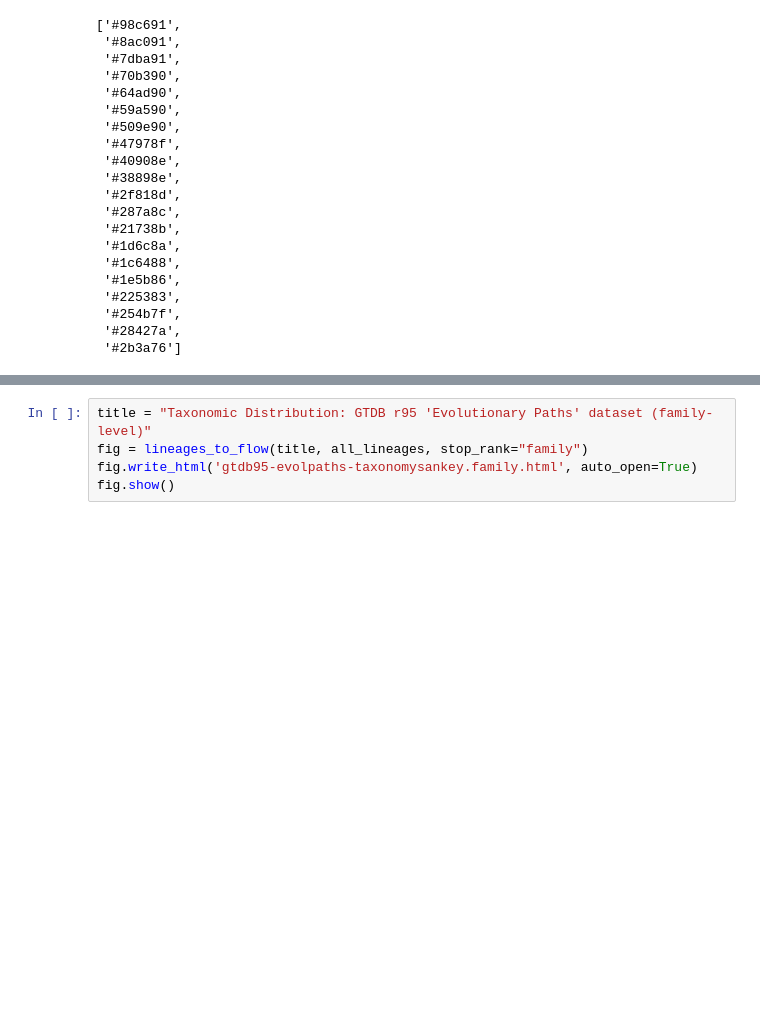
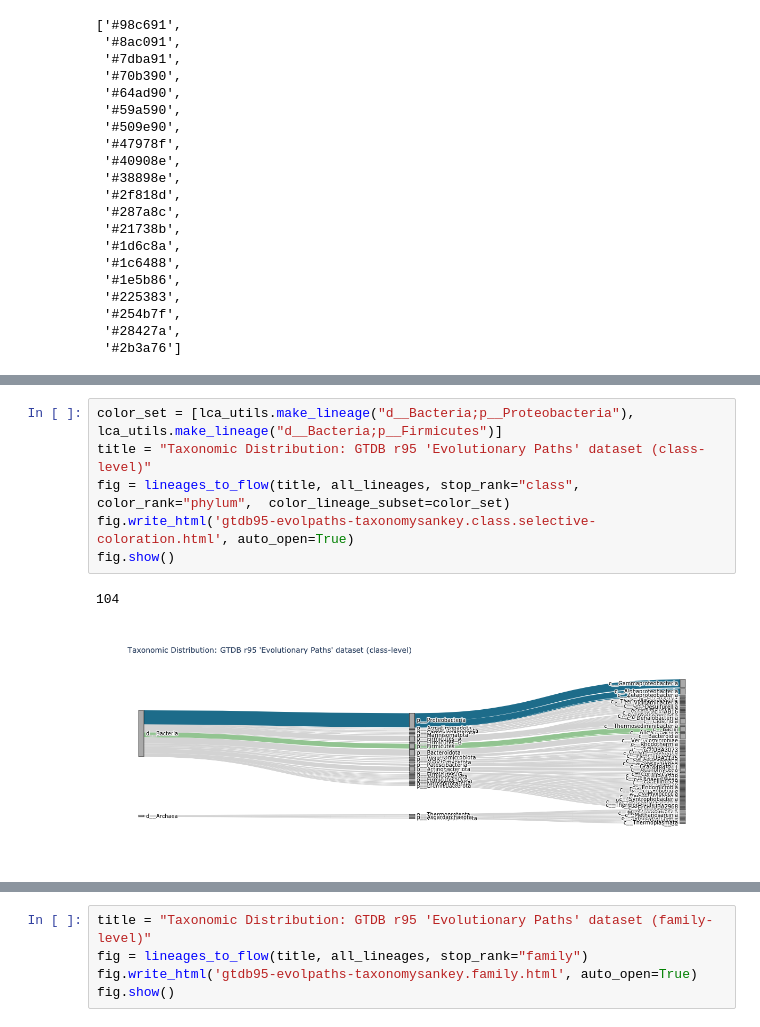
Before and after one commit to bluegenes/2021-benchmarking-dev, a Jupyter notebook: notebooks/evolpaths-taxonomic-distribution.ipynb, the cells around one changed output, grey strips where cells are left out. Drawn from its saved outputs; the diff is of its cells as text; blank space fills up the shorter version.

```diff
--- a/notebooks/evolpaths-taxonomic-distribution.ipynb
+++ b/notebooks/evolpaths-taxonomic-distribution.ipynb
@@ -254,3 +269,12 @@ fig.show()
+# %%
+color_set = [lca_utils.make_lineage("d__Bacteria;p__Proteobacteria"), lca_utils.make_lineage("d__Bacteria;p__Firmicutes")]
+title = "Taxonomic Distribution: GTDB r95 'Evolutionary Paths' dataset (class-level)"
+fig = lineages_to_flow(title, all_lineages, stop_rank="class", color_rank="phylum",  color_lineage_subset=color_set)
+fig.write_html('gtdb95-evolpaths-taxonomysankey.class.selective-coloration.html', auto_open=True)
+fig.show()
+# %% [output]
+104
+[figure, added]
 # %%
 title = "Taxonomic Distribution: GTDB r95 'Evolutionary Paths' dataset (order-level)"
 fig = lineages_to_flow(title, all_lineages, stop_rank="order")
```
Also changed, not shown: parts of 9 cells of this notebook.
